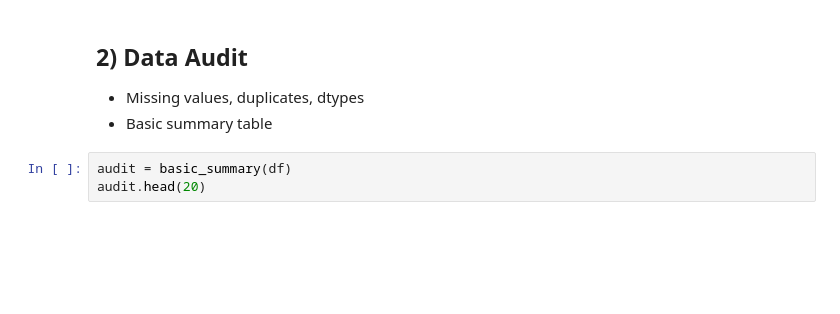
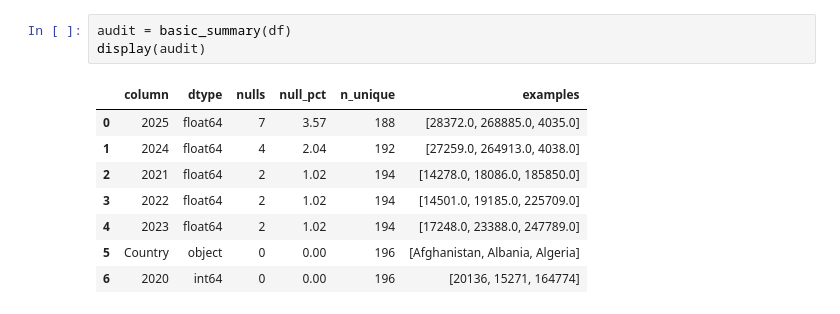
Before and after one commit to nashukati/module-1-eda-gdp_per_country20to25, a Jupyter notebook: notebooks/EDA_template.ipynb, the cells around one changed output. Drawn from its saved outputs; the diff is of its cells as text; blank space fills up the shorter version.

```diff
--- a/notebooks/EDA_template.ipynb
+++ b/notebooks/EDA_template.ipynb
@@ -28,10 +48,15 @@ df.info()
-# %% [markdown]
-## 2) Data Audit
-- Missing values, duplicates, dtypes
-- Basic summary table
 # %%
 audit = basic_summary(df)
-audit.head(20)
+display(audit)
+# %% [output]
+|  | column | dtype | nulls | null_pct | n_unique | examples |
+| 0 | 2025 | float64 | 7 | 3.57 | 188 | [28372.0, 268885.0, 4035.0] |
+| 1 | 2024 | float64 | 4 | 2.04 | 192 | [27259.0, 264913.0, 4038.0] |
+| 2 | 2021 | float64 | 2 | 1.02 | 194 | [14278.0, 18086.0, 185850.0] |
+| 3 | 2022 | float64 | 2 | 1.02 | 194 | [14501.0, 19185.0, 225709.0] |
+| 4 | 2023 | float64 | 2 | 1.02 | 194 | [17248.0, 23388.0, 247789.0] |
+| 5 | Country | object | 0 | 0.00 | 196 | [Afghanistan, Albania, Algeria] |
+| 6 | 2020 | int64 | 0 | 0.00 | 196 | [20136, 15271, 164774] |
 # %%
 dup_count = df.duplicated().sum()
 dup_count
```
Also changed, not shown: parts of 27 cells of this notebook.
